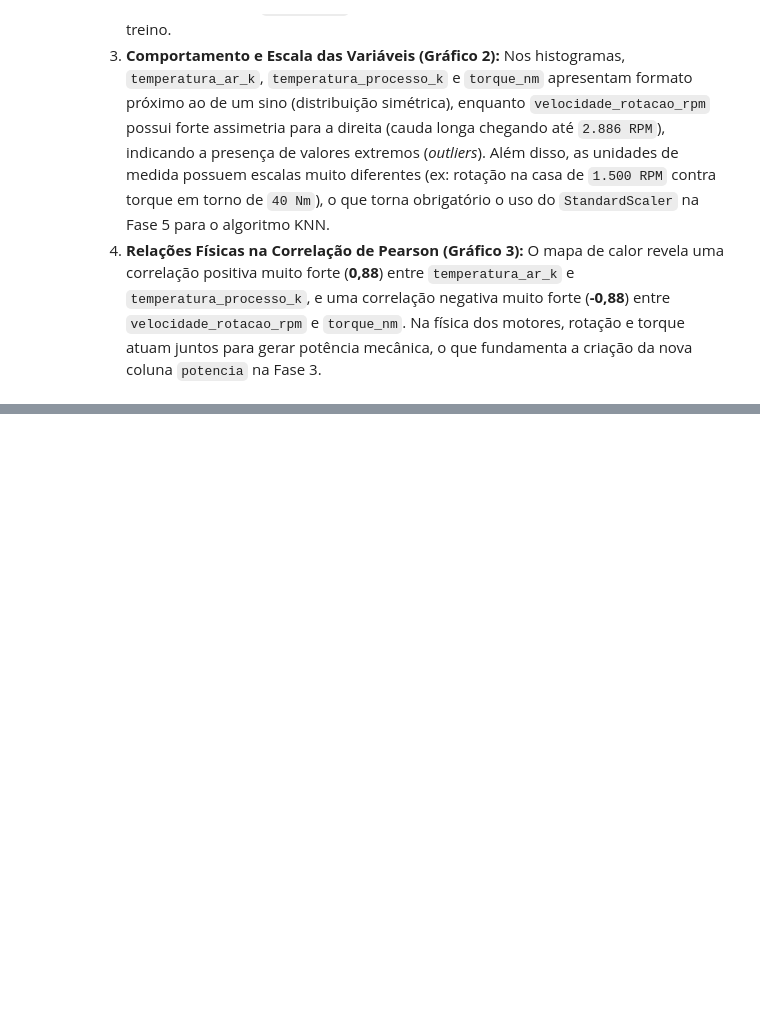
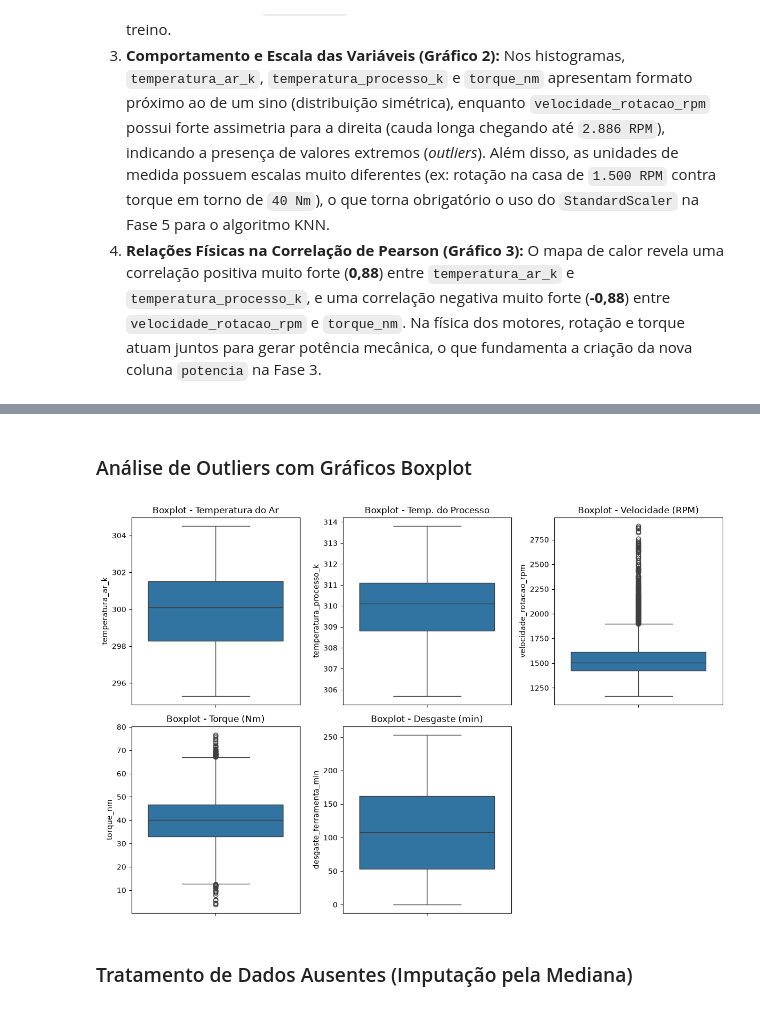
Before and after one commit to maumau220/playground, a Jupyter notebook: Manutenção Preditiva (Indústria 4.0)/notebooks/pipeline_preditivo.ipynb, the cells around one changed output, grey strips where cells are left out. Drawn from its saved outputs; the diff is of its cells as text; code cells hidden in the pictures; blank space fills up the shorter version.

Commit message:
implementa remocao de duplicados boxplots e imputacao por mediana

```diff
--- a/Manutenção Preditiva (Indústria 4.0)/notebooks/pipeline_preditivo.ipynb
+++ b/Manutenção Preditiva (Indústria 4.0)/notebooks/pipeline_preditivo.ipynb
@@ -147,0 +153,7 @@ A partir das tabelas estatísticas e dos 3 gráficos gerados acima, identificamo
+# %%
+# 1. Identificando e removendo linhas duplicadas
+quantidade_duplicados = df.duplicated().sum()
+print("Quantidade de linhas duplicadas encontradas:", quantidade_duplicados)
+
+df = df.drop_duplicates()
+print("Total de linhas após remover duplicados:", len(df))
@@ -147,0 +184,32 @@ A partir das tabelas estatísticas e dos 3 gráficos gerados acima, identificamo
+# %% [markdown]
+### Análise de Outliers com Gráficos Boxplot
+# %%
+# 3. Gerando gráficos do tipo boxplot para identificar outliers nas variáveis explicativas
+plt.figure(figsize=(12, 8))
+
+plt.subplot(2, 3, 1)
+sns.boxplot(y=df['temperatura_ar_k'])
+plt.title('Boxplot - Temperatura do Ar')
+
+plt.subplot(2, 3, 2)
+sns.boxplot(y=df['temperatura_processo_k'])
+plt.title('Boxplot - Temp. do Processo')
+
+plt.subplot(2, 3, 3)
+sns.boxplot(y=df['velocidade_rotacao_rpm'])
+plt.title('Boxplot - Velocidade (RPM)')
+
+plt.subplot(2, 3, 4)
+sns.boxplot(y=df['torque_nm'])
+plt.title('Boxplot - Torque (Nm)')
+
+plt.subplot(2, 3, 5)
+sns.boxplot(y=df['desgaste_ferramenta_min'])
+plt.title('Boxplot - Desgaste (min)')
+
+plt.tight_layout()
+plt.show()
+# %% [output]
+[figure, added]
+# %% [markdown]
+### Tratamento de Dados Ausentes (Imputação pela Mediana)
```
Also changed, not shown: parts of 4 cells of this notebook.
